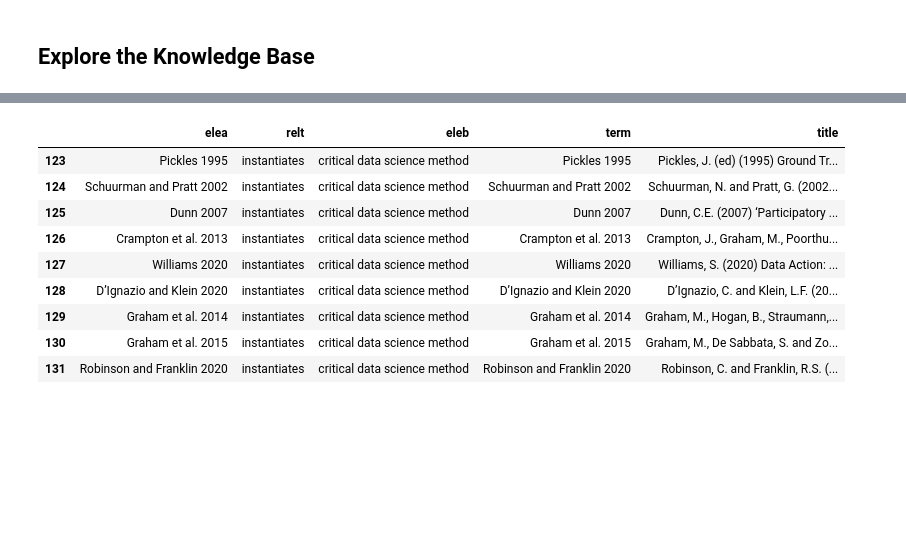
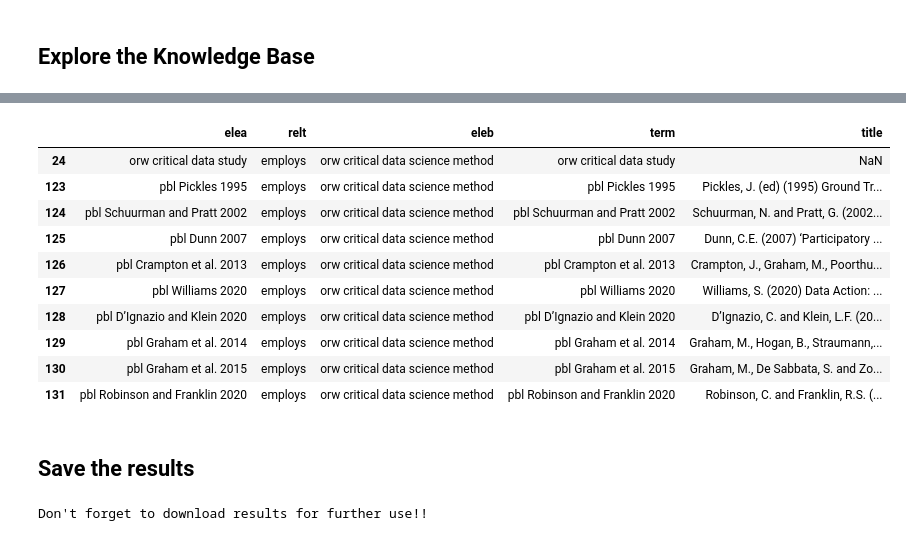
Before and after one commit to lustraka/data-analyst-portfolio-project-2022, a Jupyter notebook: cs01_cds_methods/20211130_Build_knowledge_base.ipynb, the cells around one changed output, grey strips where cells are left out. Drawn from its saved outputs; the diff is of its cells as text; code cells hidden in the pictures; blank space fills up the shorter version.

```diff
--- a/cs01_cds_methods/20211130_Build_knowledge_base.ipynb
+++ b/cs01_cds_methods/20211130_Build_knowledge_base.ipynb
@@ -48,0 +68,5 @@ if do_it:
+# %%
+# Adjust a new name for a web resource (there is only one)
+inn_ele = elem_df.loc[elem_df.url.notna()].term.values[0]
+renadf.at[inn_ele, 'new_term'] = 'inn Fraser 2019a'
+renadf.at[inn_ele, 'new_term']
@@ -48,0 +75,8 @@ if do_it:
+# %%
+# Identify methods (they starts with a lowercase letter except the last element)
+methods = elem_df.loc[elem_df.term.apply(lambda t: t[0].islower())]['term'].to_list()[:-1]
+# Adjust prefixes for methods
+for method in methods:
+  print(method, end=' --> ')
+  renadf.at[method, 'new_term'] = 'orw ' + method
+  print(renadf.at[method, 'new_term'])
@@ -48,0 +112,6 @@ if do_it:
+# %%
+# Make a dict and rename terms
+renadict = renadf.to_dict()['new_term']
+elem_df.term = elem_df.term.apply(lambda t: renadict[t])
+rels_df.elea = rels_df.elea.apply(lambda t: renadict[t])
+rels_df.eleb = rels_df.eleb.apply(lambda t: renadict[t])
@@ -48,0 +147,5 @@ if do_it:
+# %%
+renreldict = {'instantiates' : 'employs', 'uses' : 'employs', 'cites' : 'cites', 'embodies' : 'embodies'}
+rels_df.relt = rels_df.relt.apply(lambda r: renreldict[r])
+# Test relationships types
+rels_df.relt.value_counts()
@@ -114,13 +238,24 @@ for method in df.query('elea == "critical data study"').eleb:
 # %%
-df.query(f'relt == "instantiates" and eleb ==\"{method}\"')
+df.query(f'relt == "employs" and eleb ==\"{method}\"')
 # %% [output]
 |  | elea | relt | eleb | term | title |
-| 123 | Pickles 1995 | instantiates | critical data science method | Pickles 1995 | Pickles, J. (ed) (1995) Ground Tr... |
-| 124 | Schuurman and Pratt 2002 | instantiates | critical data science method | Schuurman and Pratt 2002 | Schuurman, N. and Pratt, G. (2002... |
-| 125 | Dunn 2007 | instantiates | critical data science method | Dunn 2007 | Dunn, C.E. (2007) ‘Participatory ... |
-| 126 | Crampton et al. 2013 | instantiates | critical data science method | Crampton et al. 2013 | Crampton, J., Graham, M., Poorthu... |
-| 127 | Williams 2020 | instantiates | critical data science method | Williams 2020 | Williams, S. (2020) Data Action: ... |
-| 128 | D’Ignazio and Klein 2020 | instantiates | critical data science method | D’Ignazio and Klein 2020 | D’Ignazio, C. and Klein, L.F. (20... |
-| 129 | Graham et al. 2014 | instantiates | critical data science method | Graham et al. 2014 | Graham, M., Hogan, B., Straumann,... |
-| 130 | Graham et al. 2015 | instantiates | critical data science method | Graham et al. 2015 | Graham, M., De Sabbata, S. and Zo... |
-| 131 | Robinson and Franklin 2020 | instantiates | critical data science method | Robinson and Franklin 2020 | Robinson, C. and Franklin, R.S. (... |
+| 24 | orw critical data study | employs | orw critical data science method | orw critical data study | NaN |
+| 123 | pbl Pickles 1995 | employs | orw critical data science method | pbl Pickles 1995 | Pickles, J. (ed) (1995) Ground Tr... |
+| 124 | pbl Schuurman and Pratt 2002 | employs | orw critical data science method | pbl Schuurman and Pratt 2002 | Schuurman, N. and Pratt, G. (2002... |
+| 125 | pbl Dunn 2007 | employs | orw critical data science method | pbl Dunn 2007 | Dunn, C.E. (2007) ‘Participatory ... |
+| 126 | pbl Crampton et al. 2013 | employs | orw critical data science method | pbl Crampton et al. 2013 | Crampton, J., Graham, M., Poorthu... |
+| 127 | pbl Williams 2020 | employs | orw critical data science method | pbl Williams 2020 | Williams, S. (2020) Data Action: ... |
+| 128 | pbl D’Ignazio and Klein 2020 | employs | orw critical data science method | pbl D’Ignazio and Klein 2020 | D’Ignazio, C. and Klein, L.F. (20... |
+| 129 | pbl Graham et al. 2014 | employs | orw critical data science method | pbl Graham et al. 2014 | Graham, M., Hogan, B., Straumann,... |
+| 130 | pbl Graham et al. 2015 | employs | orw critical data science method | pbl Graham et al. 2015 | Graham, M., De Sabbata, S. and Zo... |
+| 131 | pbl Robinson and Franklin 2020 | employs | orw critical data science method | pbl Robinson and Franklin 2020 | Robinson, C. and Franklin, R.S. (... |
+# %% [markdown]
+## Save the results
+# %%
+# Save the results
+# do_it = False
+do_it = True
+if do_it:
+  tao_iim.dump_elem_rel(elem_df, rels_df, relt_df)
+# %% [output]
+Don't forget to download results for further use!!
```
Also changed, not shown: parts of 15 cells of this notebook.
